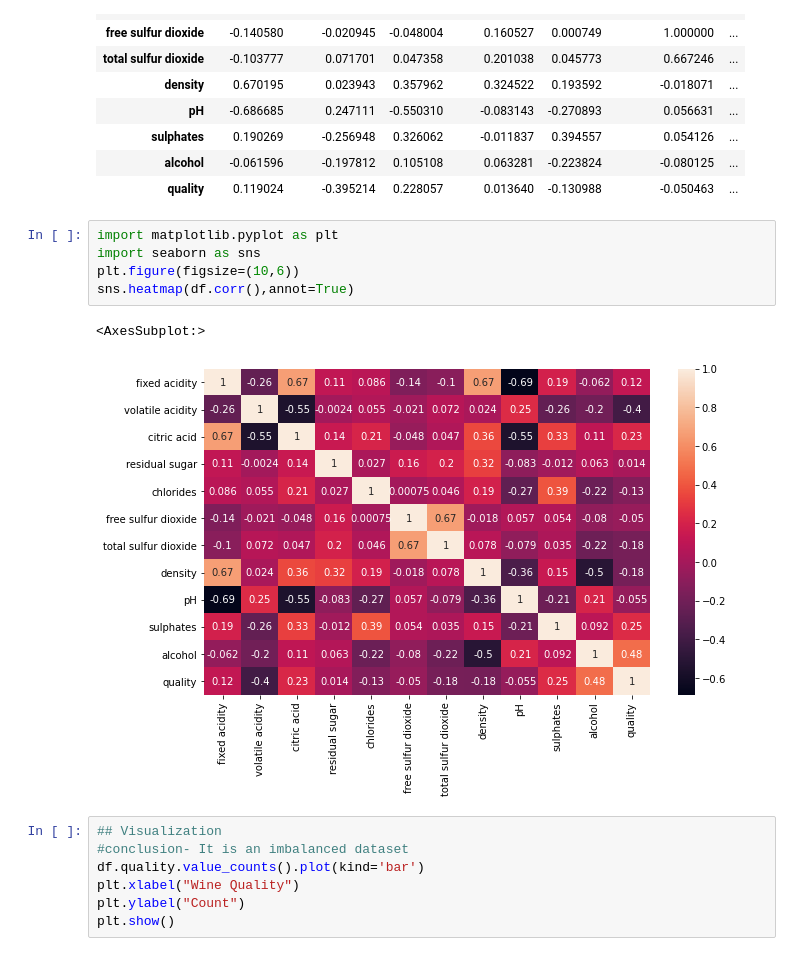
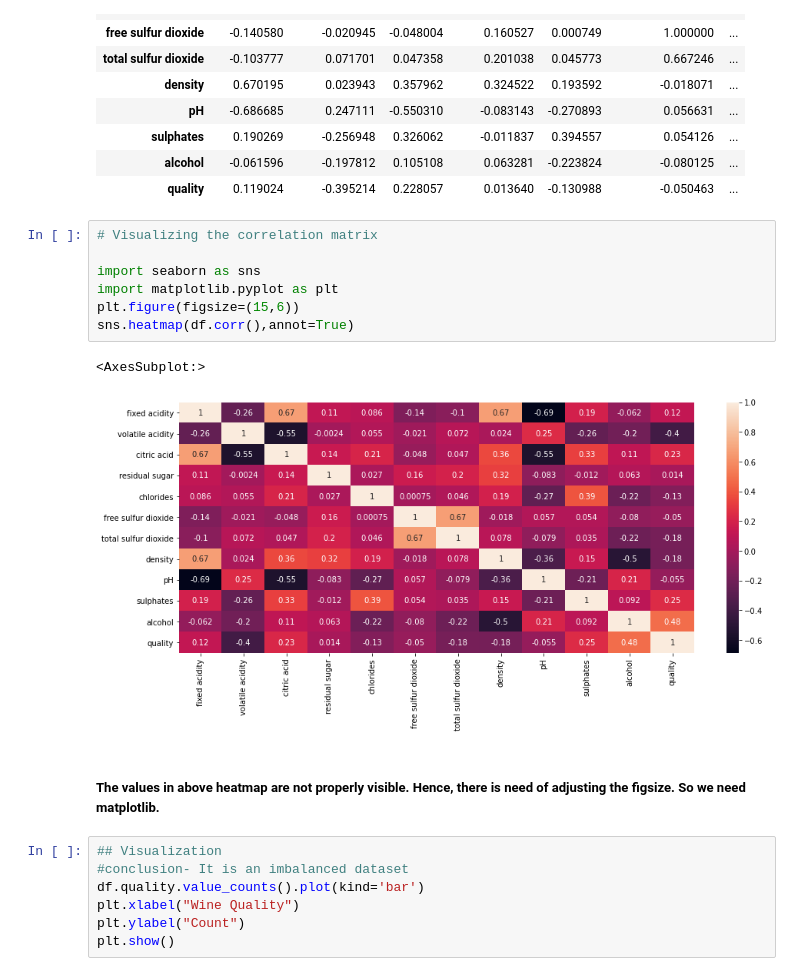
Before and after one commit to apoorvadhume/FE-EDA, a Jupyter notebook: 1.0-WinequalityEDA.ipynb, the cells around one changed output. Saved outputs shown, nothing was run; the diff lists cells and outputs as text.

```diff
--- a/1.0-WinequalityEDA.ipynb
+++ b/1.0-WinequalityEDA.ipynb
@@ -137,13 +148,17 @@ df.corr()
 | alcohol | -0.061596 | -0.197812 | 0.105108 | 0.063281 | -0.223824 | -0.080125 | ... |
 | quality | 0.119024 | -0.395214 | 0.228057 | 0.013640 | -0.130988 | -0.050463 | ... |
 # %%
+# Visualizing the correlation matrix
+
+import seaborn as sns
 import matplotlib.pyplot as plt
-import seaborn as sns
-plt.figure(figsize=(10,6))
+plt.figure(figsize=(15,6))
 sns.heatmap(df.corr(),annot=True)
 # %% [output]
 <AxesSubplot:>
-[figure, old version]
+[figure, new version]
+# %% [markdown]
+##### The values in above heatmap are not properly visible. Hence, there is need of adjusting the figsize. So we need matplotlib.
 # %%
 ## Visualization
 #conclusion- It is an imbalanced dataset
```
Also changed, not shown: parts of 5 cells of this notebook.
